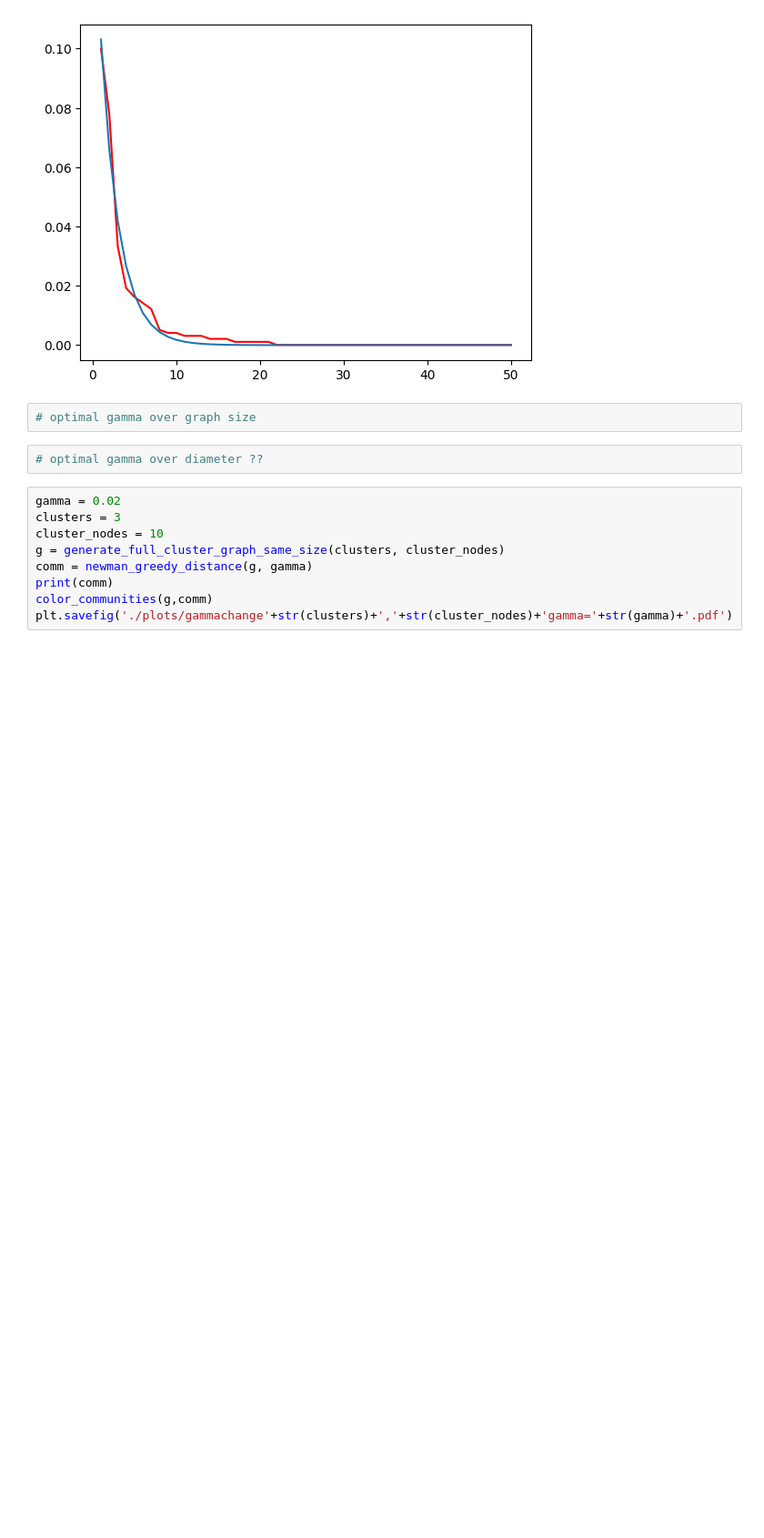
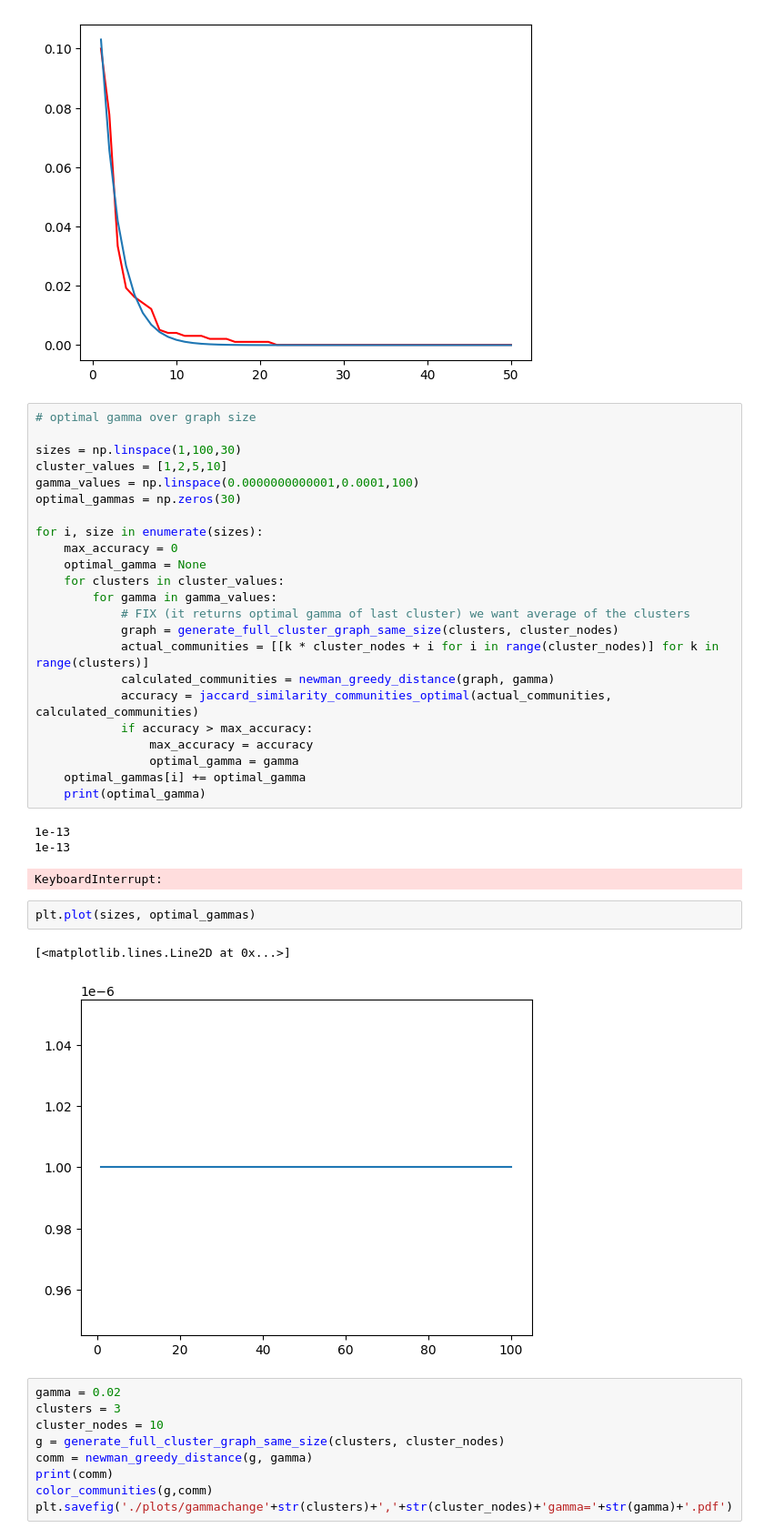
Before and after one commit to frilip/Distance-Quality-Community-Detection, a Jupyter notebook: gamma_tests.ipynb, the cells around one changed output. Shown: that part at 91% size. Saved outputs shown, nothing was run; the diff lists cells and outputs as text; blank space fills up the shorter version.

```diff
--- a/gamma_tests.ipynb
+++ b/gamma_tests.ipynb
@@ -56,10 +56,38 @@ plt.plot(x, c_opt*np.exp(-l_opt*x))
 plt.savefig('./plots/gammas_aproximations.pdf')
 # %% [output]
 [figure]
-# %%
-# optimal gamma over graph size
-# %%
-# optimal gamma over diameter ??
+# %%
+# optimal gamma over graph size
+
+sizes = np.linspace(1,100,30)
+cluster_values = [1,2,5,10]
+gamma_values = np.linspace(0.0000000000001,0.0001,100)
+optimal_gammas = np.zeros(30)
+
+for i, size in enumerate(sizes):
+    max_accuracy = 0
+    optimal_gamma = None
+    for clusters in cluster_values:
+        for gamma in gamma_values:
+            # FIX (it returns optimal gamma of last cluster) we want average of the clusters
+            graph = generate_full_cluster_graph_same_size(clusters, cluster_nodes)
+            actual_communities = [[k * cluster_nodes + i for i in range(cluster_nodes)] for k in range(clusters)]
+            calculated_communities = newman_greedy_distance(graph, gamma)
+            accuracy = jaccard_similarity_communities_optimal(actual_communities, calculated_communities)
+            if accuracy > max_accuracy:
+                max_accuracy = accuracy
+                optimal_gamma = gamma
+    optimal_gammas[i] += optimal_gamma
+    print(optimal_gamma)
+# %% [output]
+1e-13
+1e-13
+KeyboardInterrupt:
+# %%
+plt.plot(sizes, optimal_gammas)
+# %% [output]
+[<matplotlib.lines.Line2D at 0x...>]
+[figure, added]
 # %%
 gamma = 0.02
 clusters = 3
```
Also changed, not shown: 12 other files.
